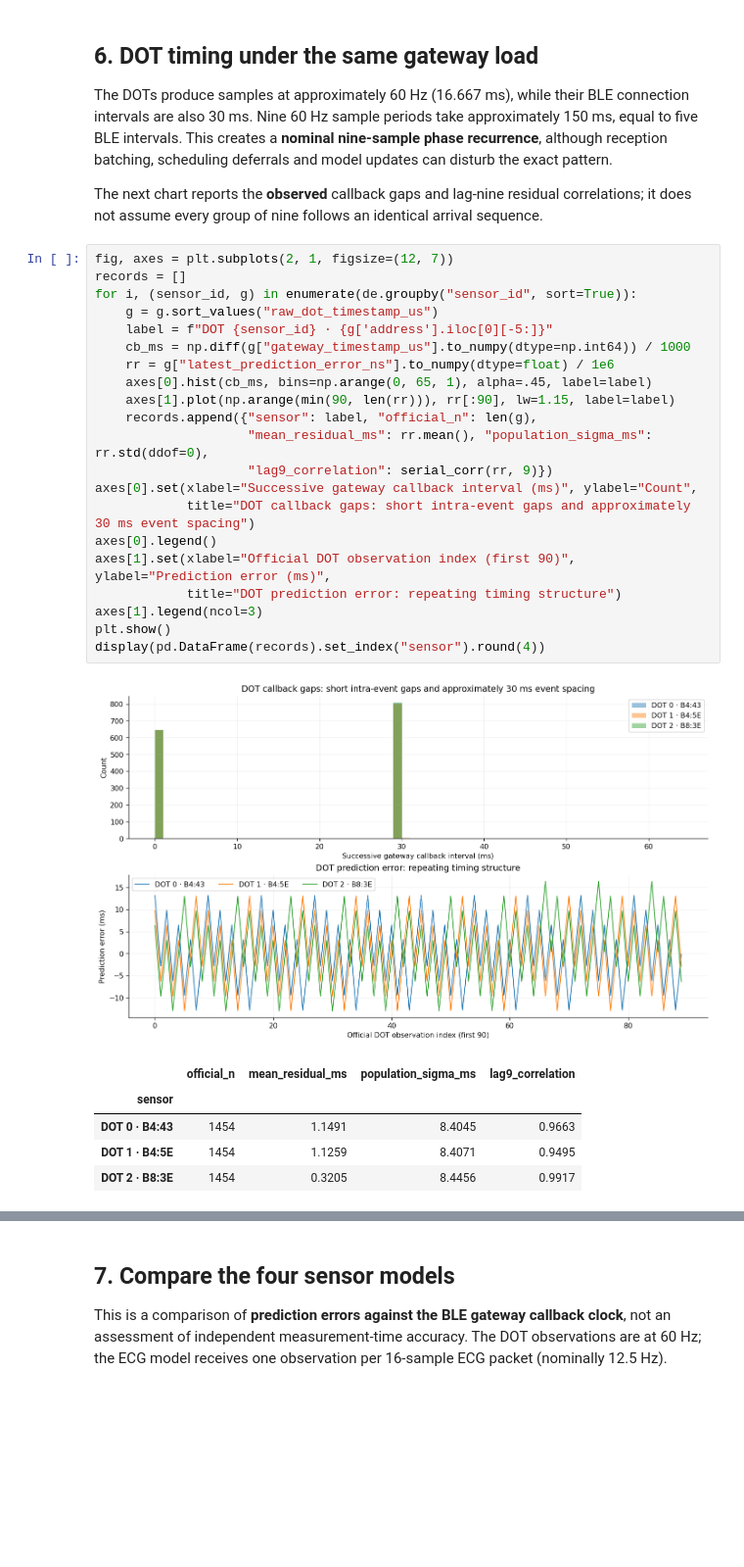
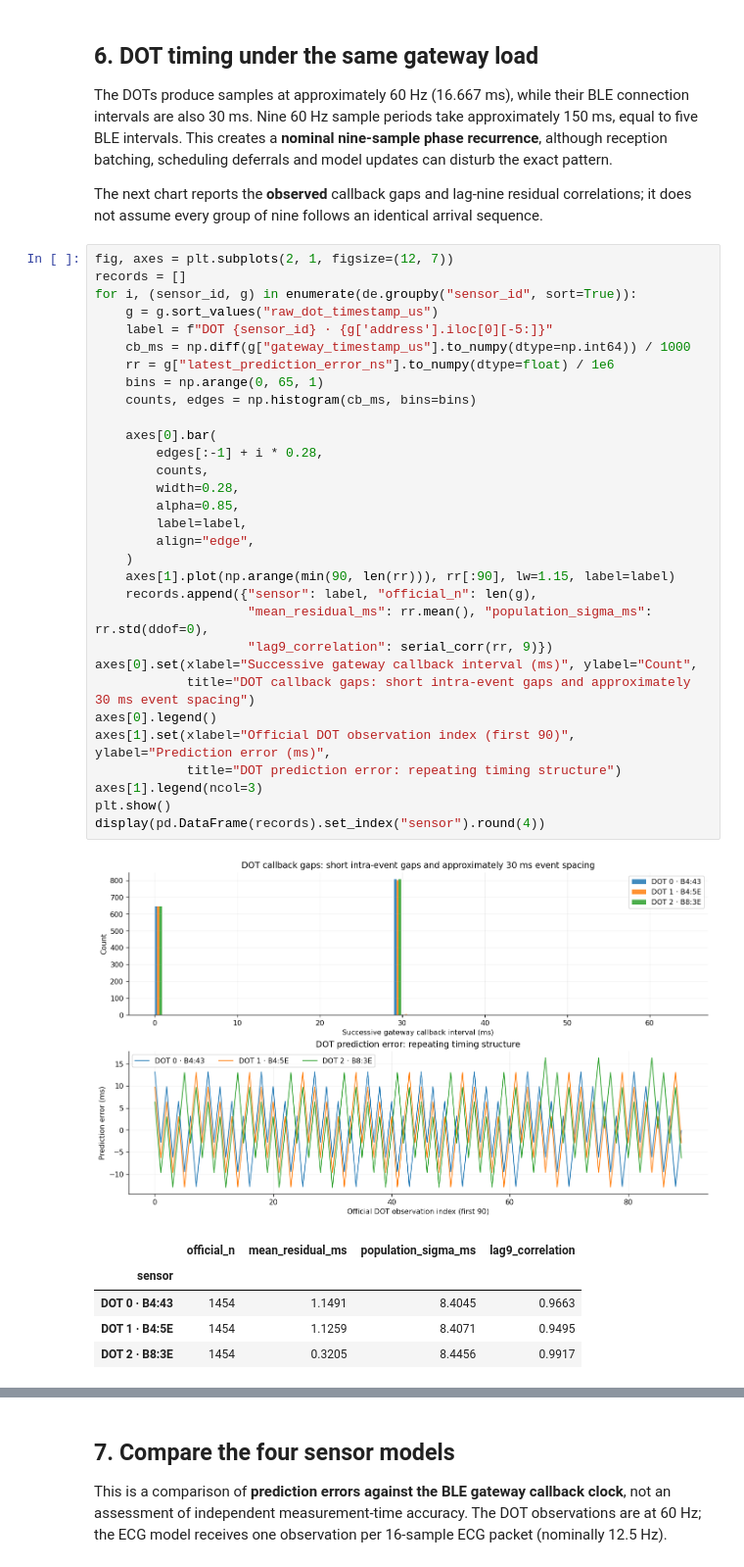
Before and after one commit to Nexus-N3/nexus-n3-ble-tooling, a Jupyter notebook: notebooks/01_ClockMesh_BLE_Notification_Timing.ipynb, the cells around one changed output, grey strips where cells are left out. Shown at 98% size. Cells and saved outputs as stored; diff of their text form; blank space fills up the shorter version.

```diff
--- a/notebooks/01_ClockMesh_BLE_Notification_Timing.ipynb
+++ b/notebooks/01_ClockMesh_BLE_Notification_Timing.ipynb
@@ -247,26 +247,36 @@ The next chart reports the **observed** callback gaps and lag-nine residual corr
 # %%
 fig, axes = plt.subplots(2, 1, figsize=(12, 7))
 records = []
 for i, (sensor_id, g) in enumerate(de.groupby("sensor_id", sort=True)):
     g = g.sort_values("raw_dot_timestamp_us")
     label = f"DOT {sensor_id} · {g['address'].iloc[0][-5:]}"
     cb_ms = np.diff(g["gateway_timestamp_us"].to_numpy(dtype=np.int64)) / 1000
     rr = g["latest_prediction_error_ns"].to_numpy(dtype=float) / 1e6
-    axes[0].hist(cb_ms, bins=np.arange(0, 65, 1), alpha=.45, label=label)
+    bins = np.arange(0, 65, 1)
+    counts, edges = np.histogram(cb_ms, bins=bins)
+
+    axes[0].bar(
+        edges[:-1] + i * 0.28,
+        counts,
+        width=0.28,
+        alpha=0.85,
+        label=label,
+        align="edge",
+    )
     axes[1].plot(np.arange(min(90, len(rr))), rr[:90], lw=1.15, label=label)
     records.append({"sensor": label, "official_n": len(g),
                     "mean_residual_ms": rr.mean(), "population_sigma_ms": rr.std(ddof=0),
                     "lag9_correlation": serial_corr(rr, 9)})
 axes[0].set(xlabel="Successive gateway callback interval (ms)", ylabel="Count",
             title="DOT callback gaps: short intra-event gaps and approximately 30 ms event spacing")
 axes[0].legend()
 axes[1].set(xlabel="Official DOT observation index (first 90)", ylabel="Prediction error (ms)",
             title="DOT prediction error: repeating timing structure")
 axes[1].legend(ncol=3)
 plt.show()
 display(pd.DataFrame(records).set_index("sensor").round(4))
 # %% [output]
-[figure, old version]
+[figure, new version]
 |  | official_n | mean_residual_ms | population_sigma_ms | lag9_correlation |
 | sensor |  |  |  |  |
 | DOT 0 · B4:43 | 1454 | 1.1491 | 8.4045 | 0.9663 |
```
Also changed, not shown: parts of 3 cells of this notebook, 9 other files.
